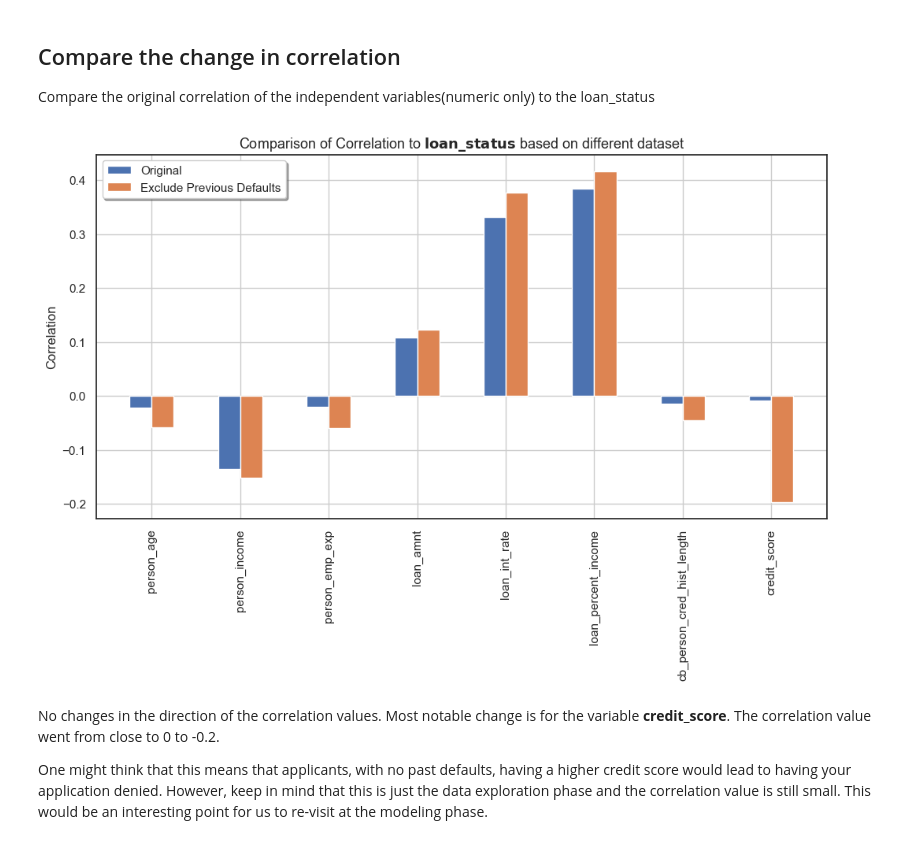
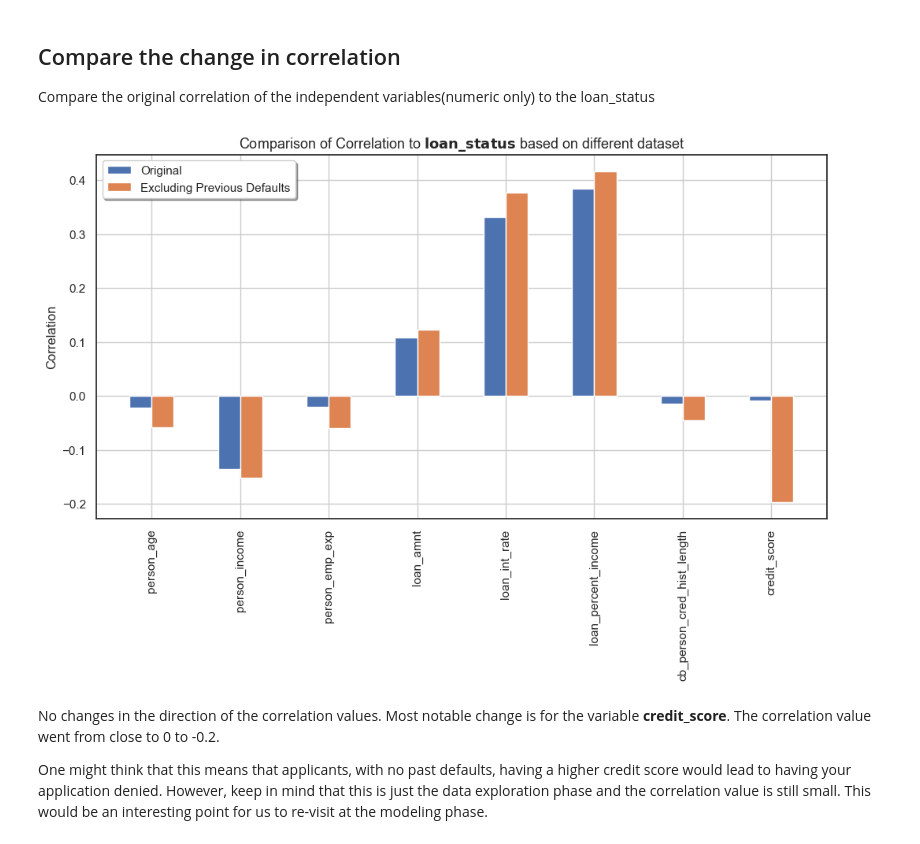
Before and after one commit to always-keep-trying/xgboost_loan_data, a Jupyter notebook: code/data_exploration_exclude_previous_defults.ipynb, the cells around one changed output. Cells and saved outputs as stored; diff of their text form; code cells hidden in the pictures.

```diff
--- a/code/data_exploration_exclude_previous_defults.ipynb
+++ b/code/data_exploration_exclude_previous_defults.ipynb
@@ -69,28 +69,28 @@ corr_matrix = np.load(os.path.join(output_dir,'Correlation_Matrix_exclude_previo
 # %%
 x_vars =num_col_names[:-1]
 y_vars = {
     'Original':org_corr_matrix[-1,:-1],
-    'Exclude Previous Defaults':corr_matrix[-1,:-1]
+    'Excluding Previous Defaults':corr_matrix[-1,:-1]
 }
 
 x = np.arange(len(x_vars))
 fig, ax = plt.subplots(layout='constrained',figsize=(10,7))
 width = 0.25
 multiplier = 0.5
 for label,num in y_vars.items():
     offset = width*multiplier
     bar_h = ax.bar(x + offset, num, width, label=label)
     multiplier += 1
 
 ax.set_xticks(x + width, x_vars,rotation=90)
 ax.set_ylabel('Correlation')
 ax.legend(loc='upper left',shadow=True)
 ax.grid(True)
 plt.title(r'Comparison of Correlation to $\bf{loan \_ status}$ based on different dataset',fontsize=13)
 plt.savefig(os.path.join(output_dir,'Compare_Correlation_values.png'))
 plt.show()
 # %% [output]
-[figure, old version]
+[figure, new version]
 # %% [markdown]
 No changes in the direction of the correlation values. Most notable change is for the variable **credit_score**. The correlation value went from close to 0 to -0.2.
 
```
Also changed, not shown: parts of 5 cells of this notebook.
